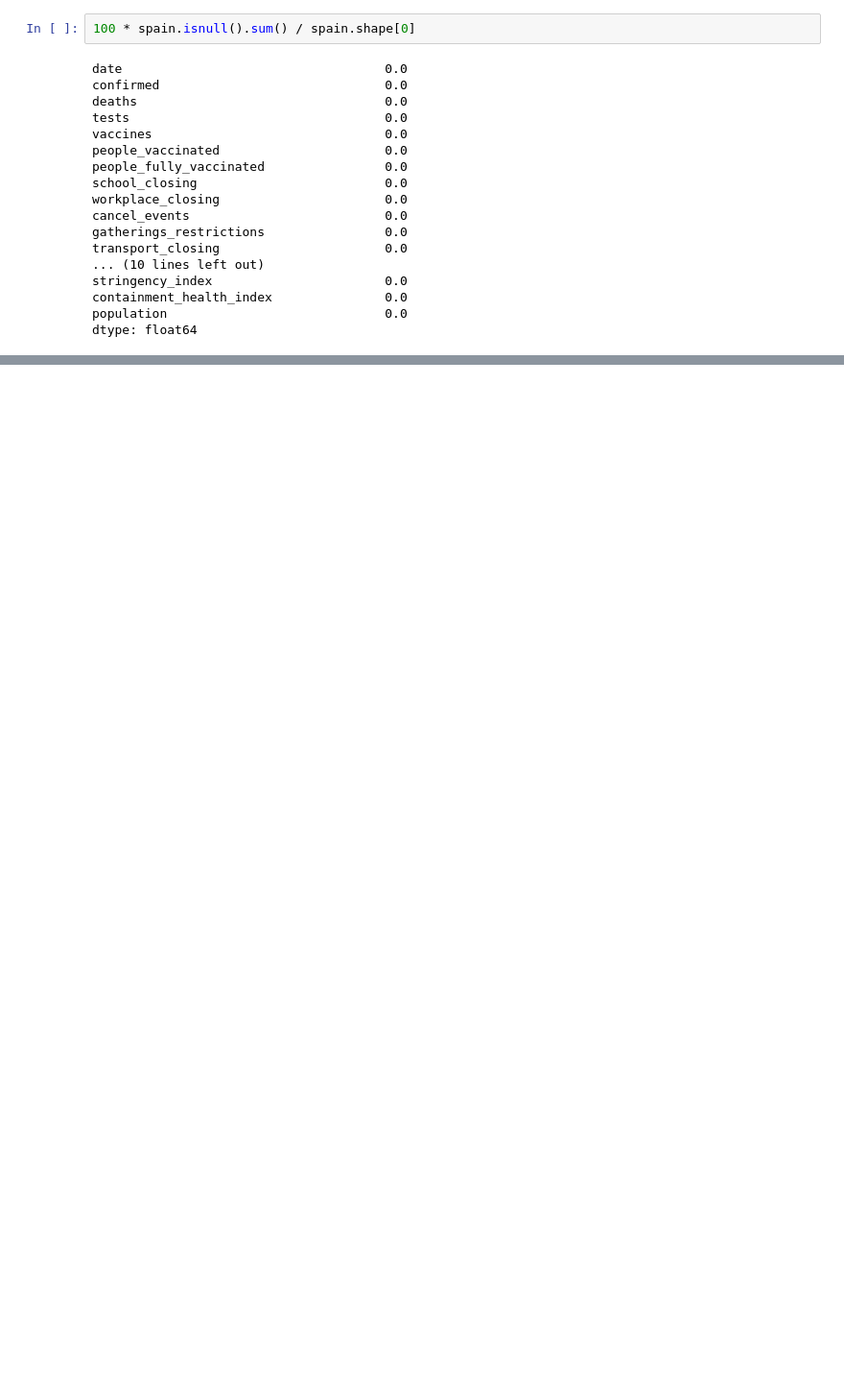
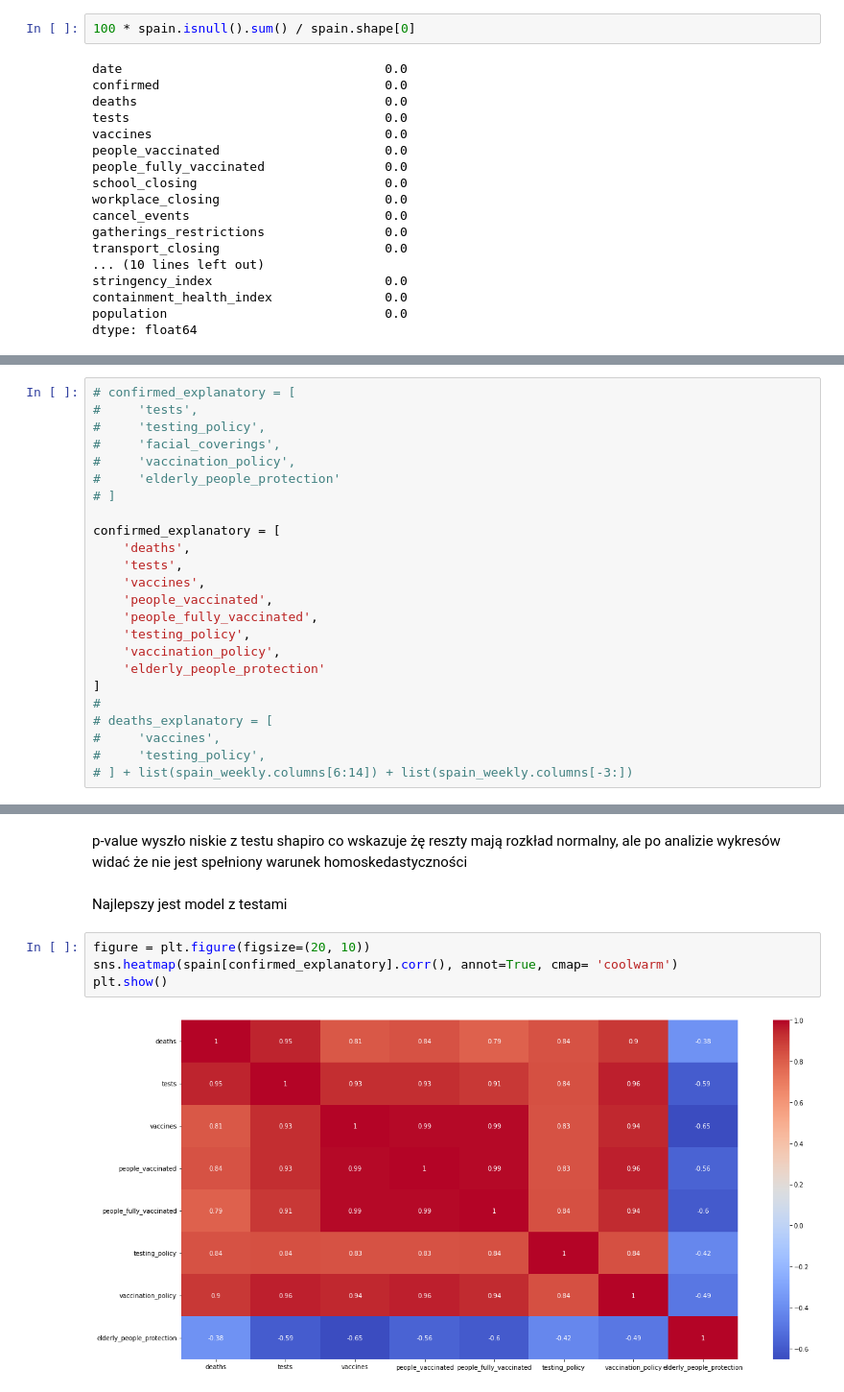
Before and after one commit to kzarnowski/covid19-analysis, a Jupyter notebook: P1.ipynb, the cells around one changed output, grey strips where cells are left out. Shown at 96% size. Cells and saved outputs as stored; diff of their text form; blank space fills up the shorter version.

```diff
--- a/P1.ipynb
+++ b/P1.ipynb
@@ -604,0 +709,24 @@ dtype: float64
+# %%
+# confirmed_explanatory = [
+#     'tests',
+#     'testing_policy',
+#     'facial_coverings',
+#     'vaccination_policy',
+#     'elderly_people_protection'
+# ]
+
+confirmed_explanatory = [
+    'deaths',
+    'tests',
+    'vaccines',
+    'people_vaccinated',
+    'people_fully_vaccinated',
+    'testing_policy',
+    'vaccination_policy',
+    'elderly_people_protection'
+]
+#
+# deaths_explanatory = [
+#     'vaccines',
+#     'testing_policy',
+# ] + list(spain_weekly.columns[6:14]) + list(spain_weekly.columns[-3:])
@@ -604,0 +818,10 @@ dtype: float64
+# %% [markdown]
+p-value wyszło niskie z testu shapiro co wskazuje żę reszty mają rozkład normalny, ale po analizie wykresów widać że nie jest spełniony warunek homoskedastyczności
+# %% [markdown]
+Najlepszy jest model z testami
+# %%
+figure = plt.figure(figsize=(20, 10))
+sns.heatmap(spain[confirmed_explanatory].corr(), annot=True, cmap= 'coolwarm')
+plt.show()
+# %% [output]
+[figure, added]
```
Also changed, not shown: parts of 56 cells of this notebook.
